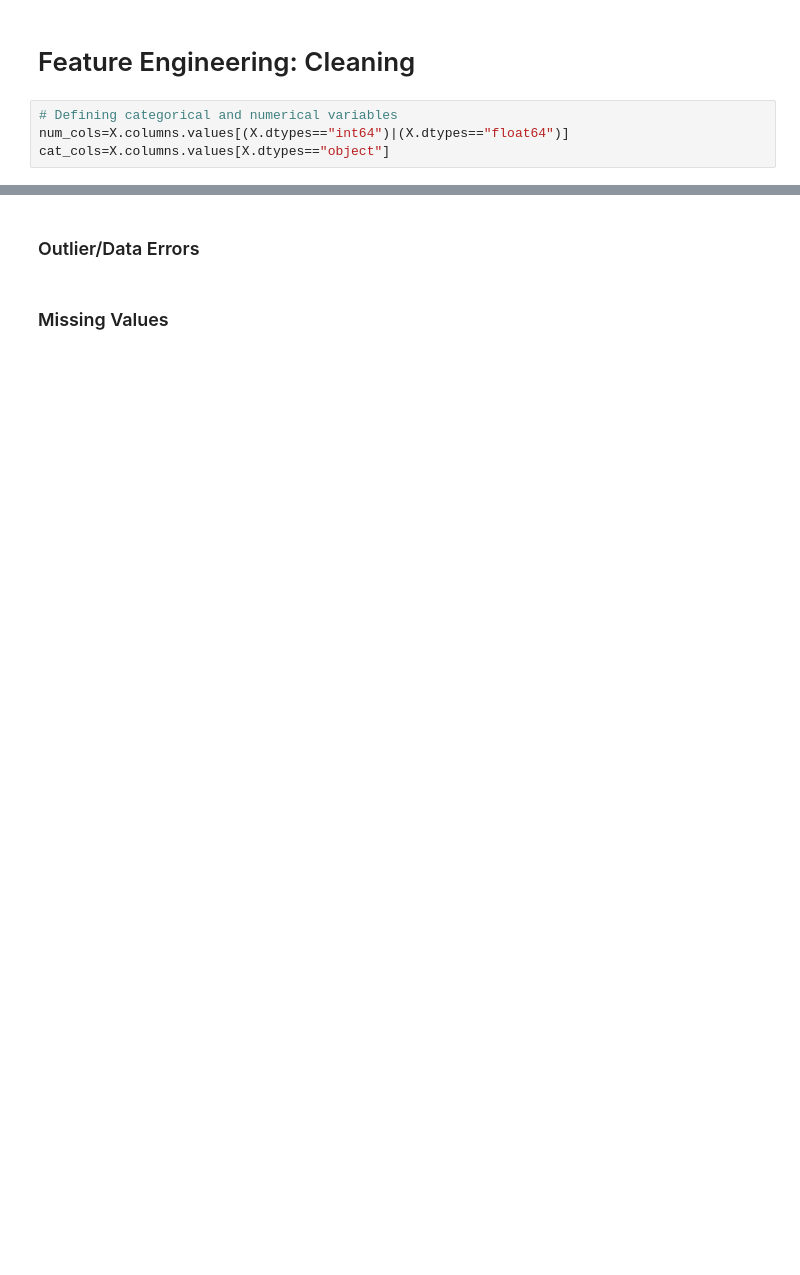
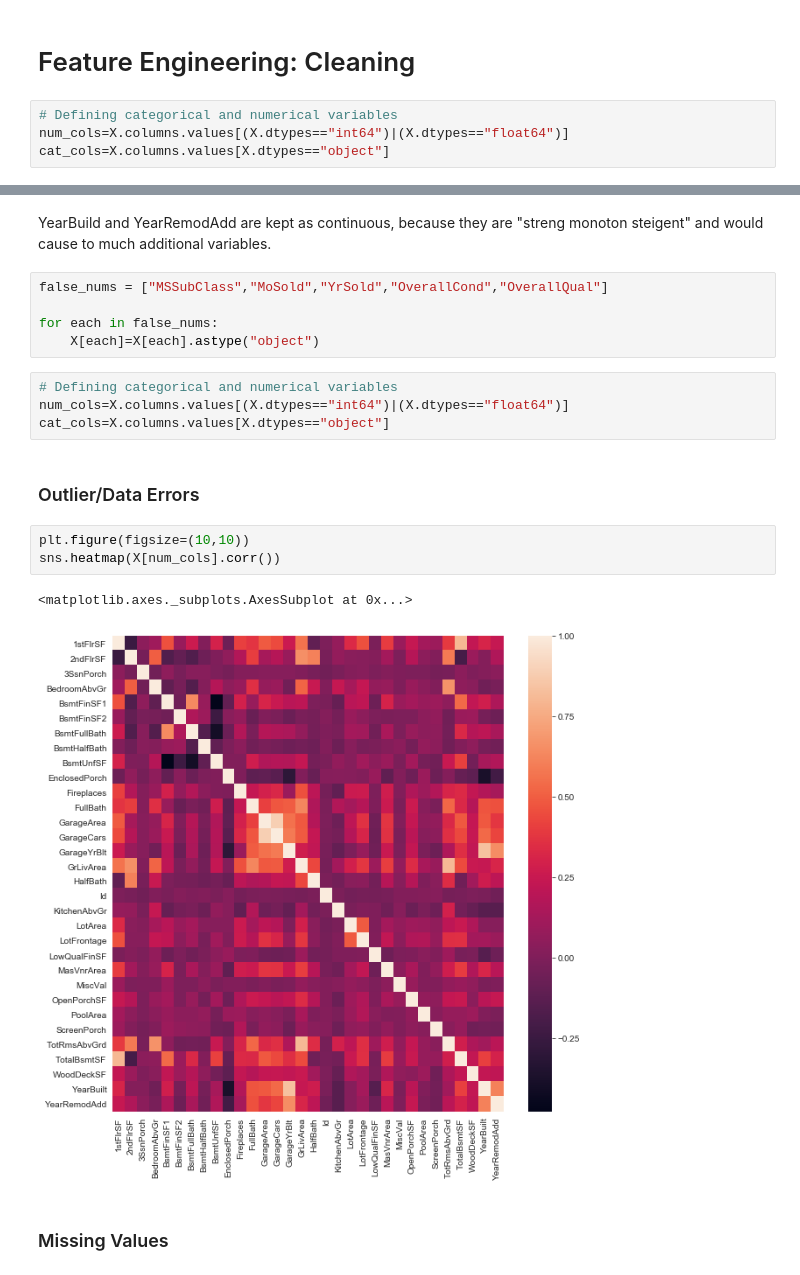
Before and after one commit to dpleus/HousingPrices, a Jupyter notebook: Housing Prices-v2.ipynb, the cells around one changed output, grey strips where cells are left out. Cells and saved outputs as stored; diff of their text form; blank space fills up the shorter version.

```diff
--- a/Housing Prices-v2.ipynb
+++ b/Housing Prices-v2.ipynb
@@ -30,5 +77,22 @@ cat_cols=X.columns.values[X.dtypes=="object"]
+# %% [markdown]
+YearBuild and YearRemodAdd are kept as continuous, because they are "streng monoton steigent" and would cause to much additional variables.
+# %%
+false_nums = ["MSSubClass","MoSold","YrSold","OverallCond","OverallQual"]
+
+for each in false_nums:
+    X[each]=X[each].astype("object")
+# %%
+# Defining categorical and numerical variables
+num_cols=X.columns.values[(X.dtypes=="int64")|(X.dtypes=="float64")]
+cat_cols=X.columns.values[X.dtypes=="object"]
 # %% [markdown]
 ### Outlier/Data Errors
+# %%
+plt.figure(figsize=(10,10))
+sns.heatmap(X[num_cols].corr())
+# %% [output]
+<matplotlib.axes._subplots.AxesSubplot at 0x...>
+[figure, added]
 # %% [markdown]
 ### Missing Values
 # %%
```
Also changed, not shown: parts of 33 cells of this notebook.
